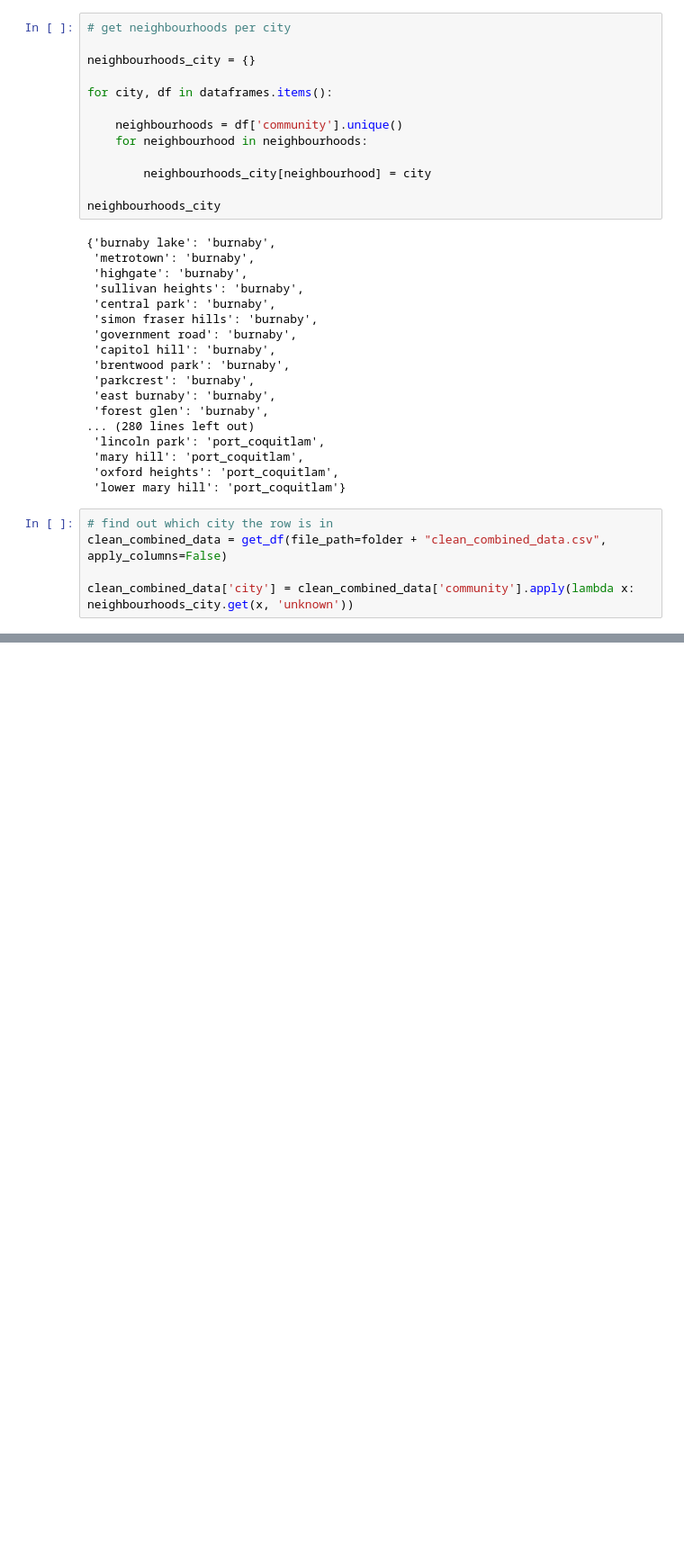
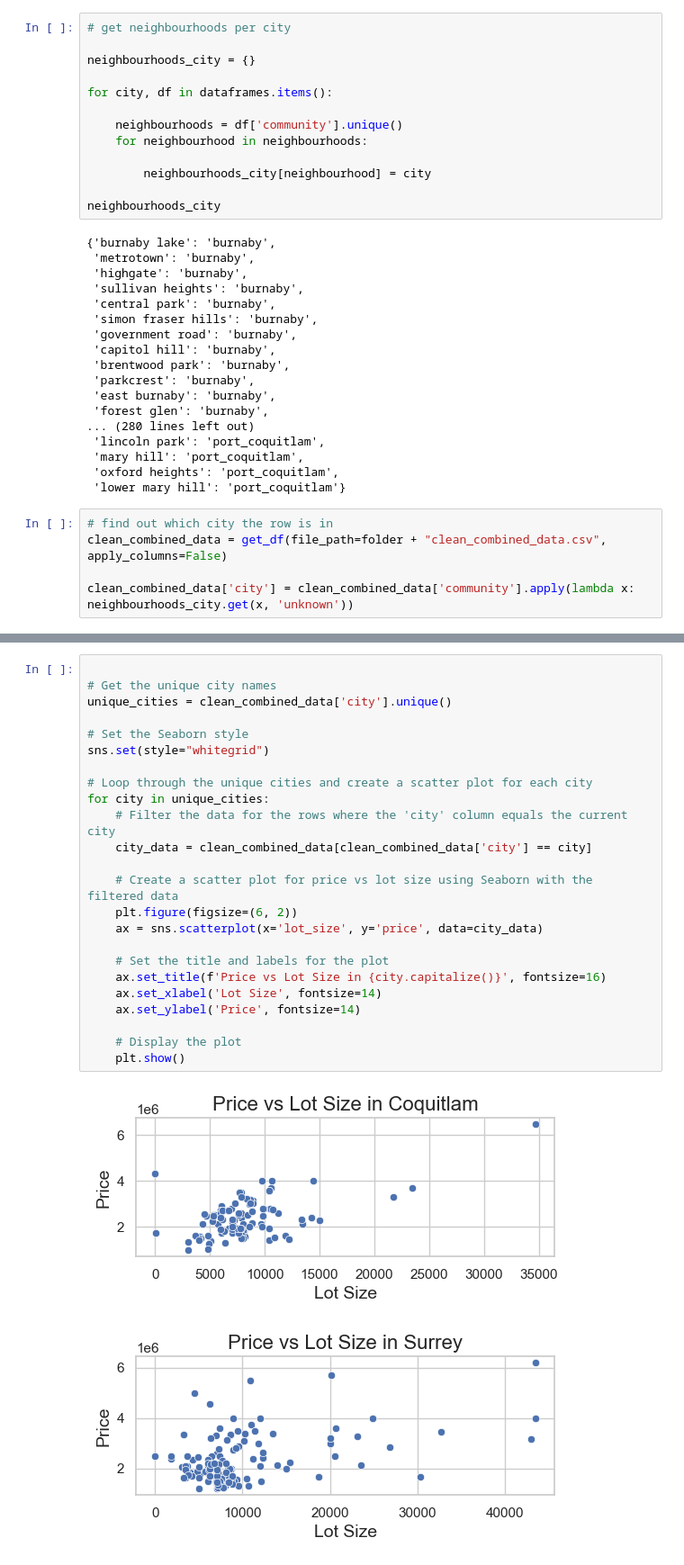
Before and after one commit to Real-Estate-Predictor/Real-Estate-Predictor-V2, a Jupyter notebook: visualize/plots.ipynb, the cells around one changed output, grey strips where cells are left out. Shown at 90% size. Saved outputs shown, nothing was run; the diff lists cells and outputs as text; blank space fills up the shorter version.

```diff
--- a/visualize/plots.ipynb
+++ b/visualize/plots.ipynb
@@ -171,0 +260,27 @@ plt.show()
+# %%
+
+# Get the unique city names
+unique_cities = clean_combined_data['city'].unique()
+
+# Set the Seaborn style
+sns.set(style="whitegrid")
+
+# Loop through the unique cities and create a scatter plot for each city
+for city in unique_cities:
+    # Filter the data for the rows where the 'city' column equals the current city
+    city_data = clean_combined_data[clean_combined_data['city'] == city]
+
+    # Create a scatter plot for price vs lot size using Seaborn with the filtered data
+    plt.figure(figsize=(6, 2))
+    ax = sns.scatterplot(x='lot_size', y='price', data=city_data)
+
+    # Set the title and labels for the plot
+    ax.set_title(f'Price vs Lot Size in {city.capitalize()}', fontsize=16)
+    ax.set_xlabel('Lot Size', fontsize=14)
+    ax.set_ylabel('Price', fontsize=14)
+
+    # Display the plot
+    plt.show()
+# %% [output]
+[figure, added]
+[figure, added]
```
Also changed, not shown: parts of 19 cells of this notebook.
